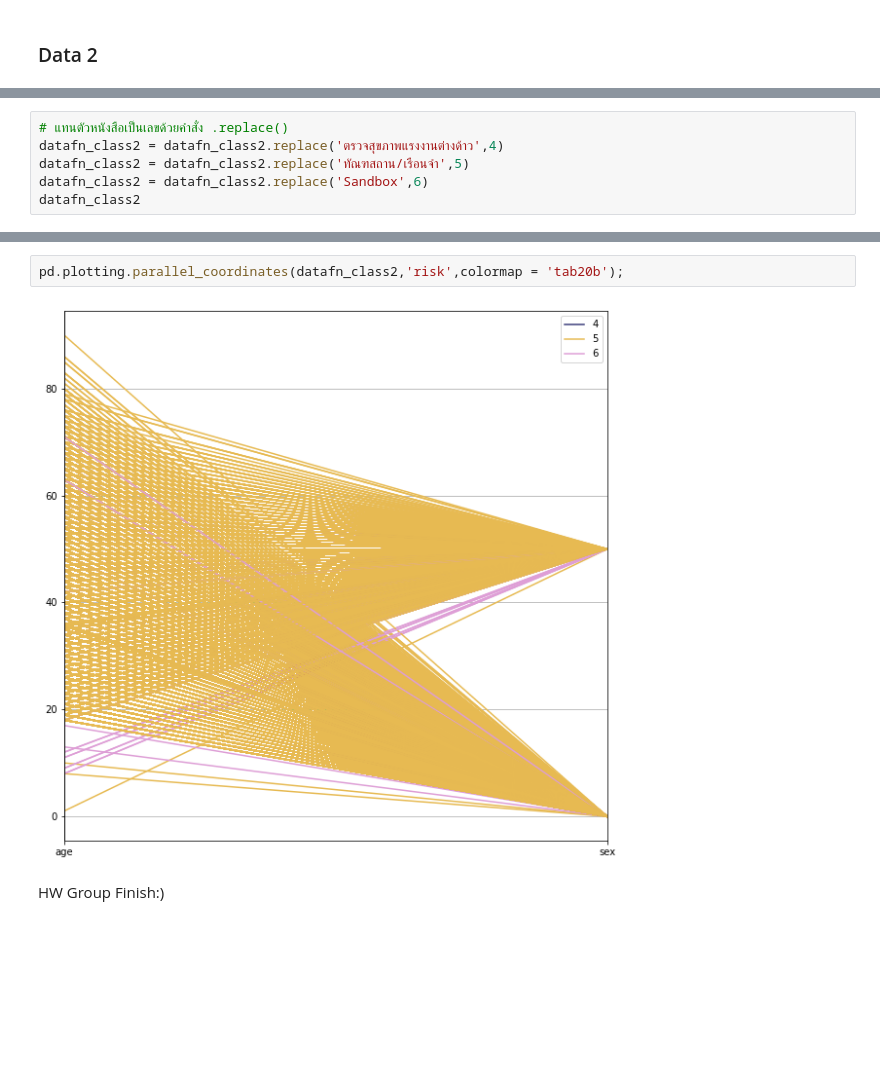
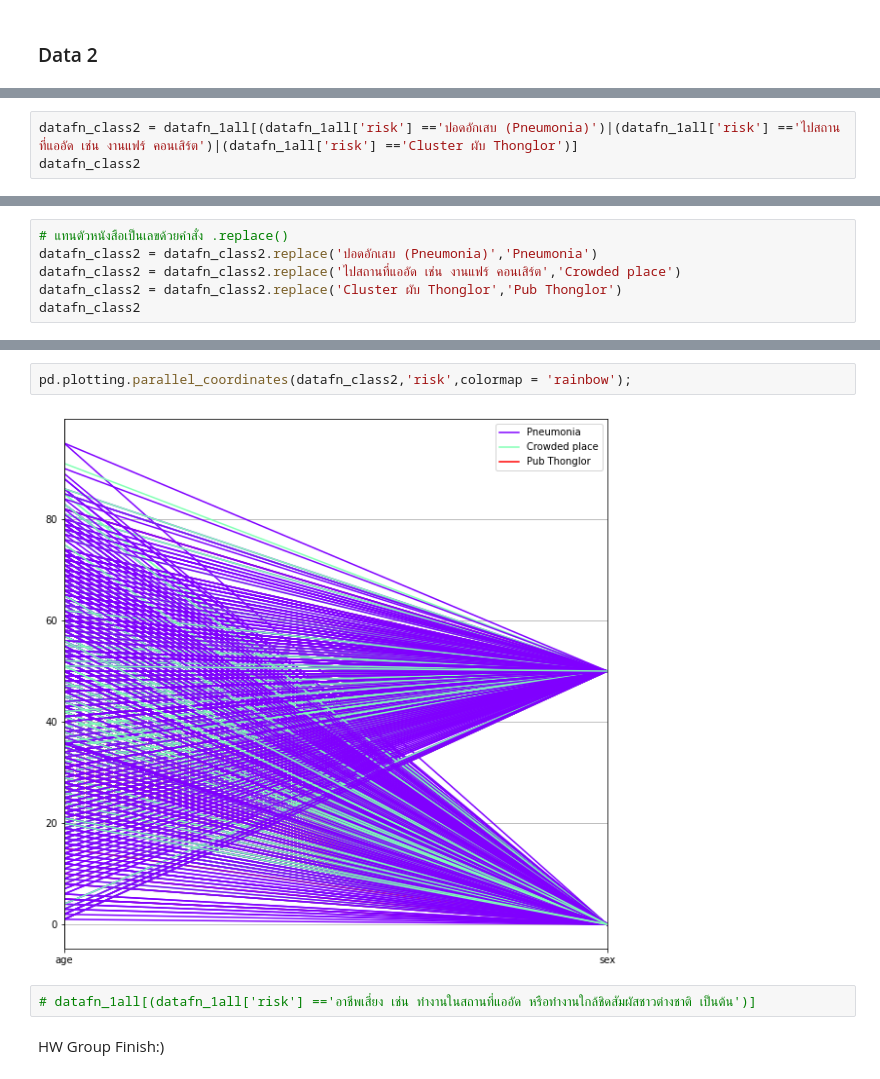
Before and after one commit to PhinyadaPhen/data_viz_2022, a Jupyter notebook: DataViz01_Table_Data.ipynb, the cells around one changed output, grey strips where cells are left out. Saved outputs shown, nothing was run; the diff lists cells and outputs as text; blank space fills up the shorter version.

```diff
--- a/DataViz01_Table_Data.ipynb
+++ b/DataViz01_Table_Data.ipynb
@@ -367,0 +351,3 @@ datafn_class2
+# %%
+datafn_class2 = datafn_1all[(datafn_1all['risk'] =='ปอดอักเสบ (Pneumonia)')|(datafn_1all['risk'] =='ไปสถานที่แออัด เช่น งานแฟร์ คอนเสิร์ต')|(datafn_1all['risk'] =='Cluster ผับ Thonglor')]
+datafn_class2
@@ -373,8 +373,8 @@ array(['ตรวจสุขภาพแรงงานต่างด้าว
 # %%
 # แทนตัวหนังสือเป็นเลขด้วยคำสั่ง .replace()
-datafn_class2 = datafn_class2.replace('ตรวจสุขภาพแรงงานต่างด้าว',4)
-datafn_class2 = datafn_class2.replace('ทัณฑสถาน/เรือนจำ',5)
-datafn_class2 = datafn_class2.replace('Sandbox',6)
+datafn_class2 = datafn_class2.replace('ปอดอักเสบ (Pneumonia)','Pneumonia')
+datafn_class2 = datafn_class2.replace('ไปสถานที่แออัด เช่น งานแฟร์ คอนเสิร์ต','Crowded place')
+datafn_class2 = datafn_class2.replace('Cluster ผับ Thonglor','Pub Thonglor')
 datafn_class2
 # %% [output]
 |  | age | sex | risk |
@@ -412,6 +412,8 @@ datafn_class2
 # %%
-pd.plotting.parallel_coordinates(datafn_class2,'risk',colormap = 'tab20b');
+pd.plotting.parallel_coordinates(datafn_class2,'risk',colormap = 'rainbow');
 # %% [output]
-[figure, old version]
+[figure, new version]
+# %%
+# datafn_1all[(datafn_1all['risk'] =='อาชีพเสี่ยง เช่น ทำงานในสถานที่แออัด หรือทำงานใกล้ชิดสัมผัสชาวต่างชาติ เป็นต้น')]
 # %% [markdown]
 HW Group Finish:)
```
Also changed, not shown: parts of 6 cells of this notebook.
